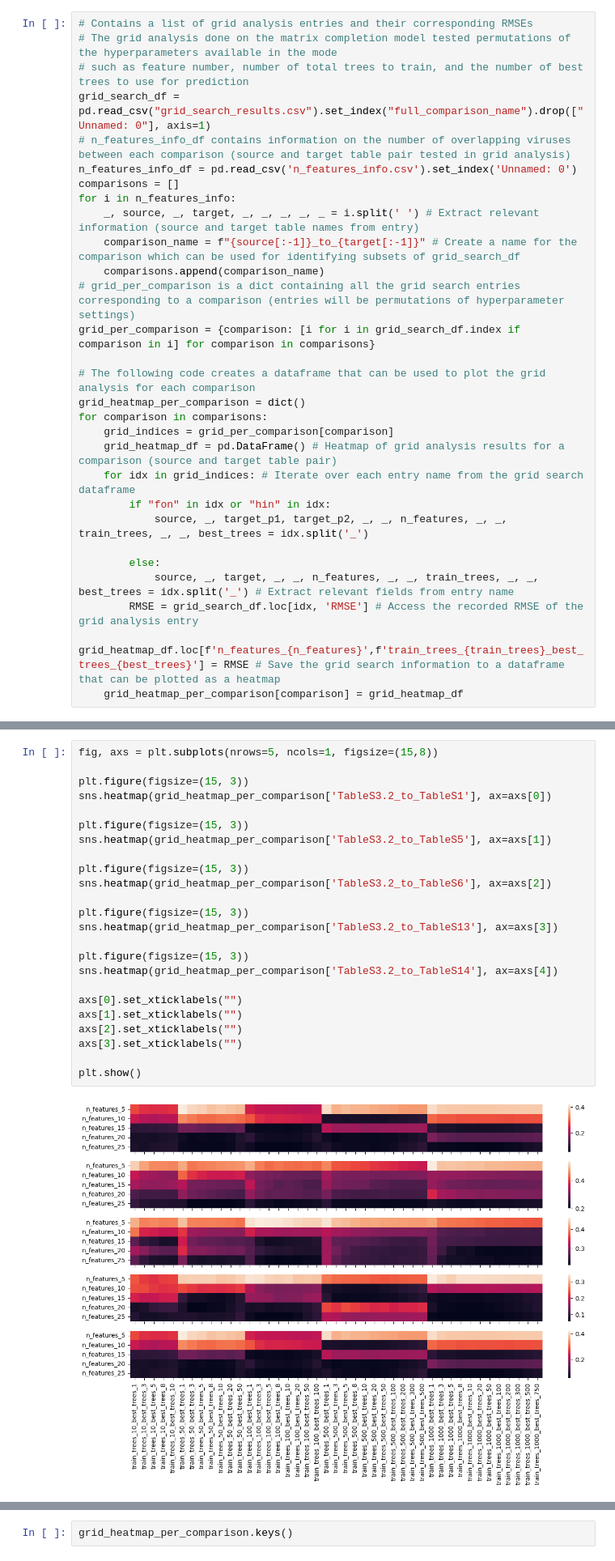
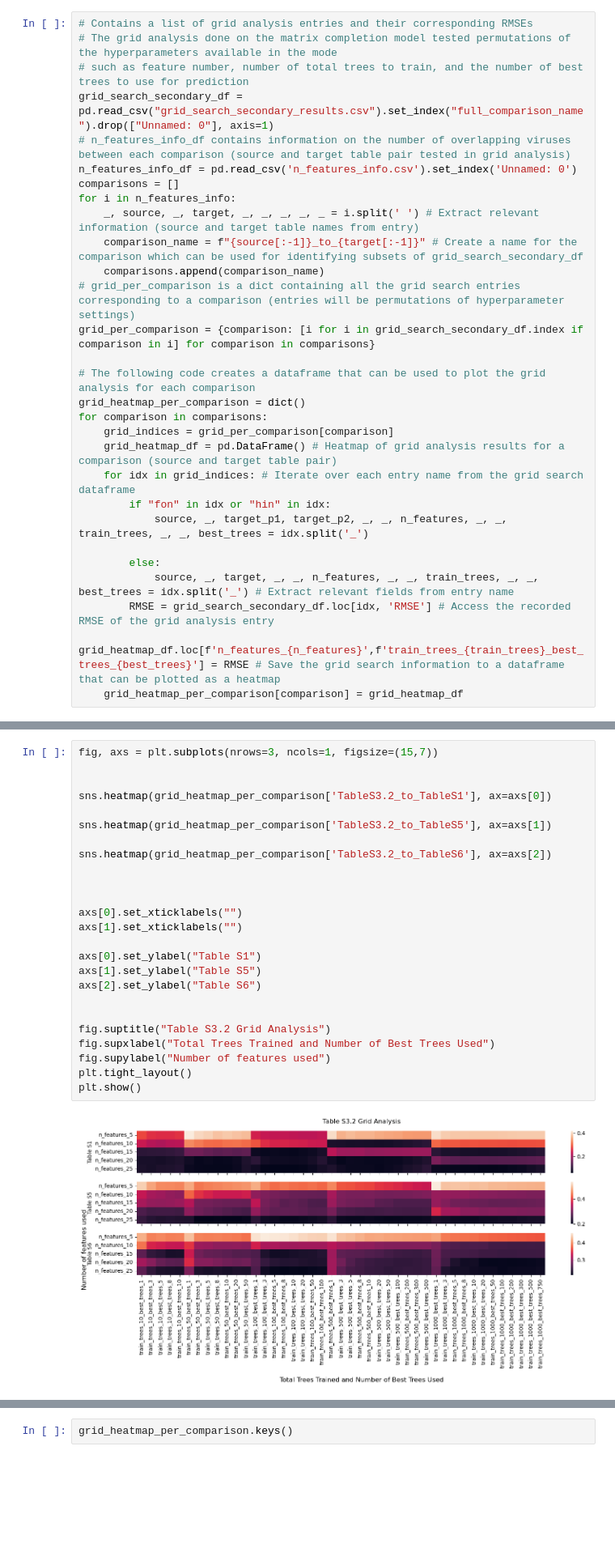
Before and after one commit to nick33333/einav_lab_work, a Jupyter notebook: Nicks_stuff/grid_search_analysis.ipynb, the cells around one changed output, grey strips where cells are left out. Shown at 81% size. Cells and saved outputs as stored; diff of their text form; blank space fills up the shorter version.

```diff
--- a/Nicks_stuff/grid_search_analysis.ipynb
+++ b/Nicks_stuff/grid_search_analysis.ipynb
@@ -28,16 +68,16 @@ os.listdir()
 # Contains a list of grid analysis entries and their corresponding RMSEs
 # The grid analysis done on the matrix completion model tested permutations of the hyperparameters available in the mode
 # such as feature number, number of total trees to train, and the number of best trees to use for prediction
-grid_search_df = pd.read_csv("grid_search_results.csv").set_index("full_comparison_name").drop(["Unnamed: 0"], axis=1)
+grid_search_secondary_df = pd.read_csv("grid_search_secondary_results.csv").set_index("full_comparison_name").drop(["Unnamed: 0"], axis=1)
 # n_features_info_df contains information on the number of overlapping viruses between each comparison (source and target table pair tested in grid analysis)
 n_features_info_df = pd.read_csv('n_features_info.csv').set_index('Unnamed: 0')
 comparisons = []
 for i in n_features_info:
     _, source, _, target, _, _, _, _, _ = i.split(' ') # Extract relevant information (source and target table names from entry)
-    comparison_name = f"{source[:-1]}_to_{target[:-1]}" # Create a name for the comparison which can be used for identifying subsets of grid_search_df
+    comparison_name = f"{source[:-1]}_to_{target[:-1]}" # Create a name for the comparison which can be used for identifying subsets of grid_search_secondary_df
     comparisons.append(comparison_name)
 # grid_per_comparison is a dict containing all the grid search entries corresponding to a comparison (entries will be permutations of hyperparameter settings)
-grid_per_comparison = {comparison: [i for i in grid_search_df.index if comparison in i] for comparison in comparisons}
+grid_per_comparison = {comparison: [i for i in grid_search_secondary_df.index if comparison in i] for comparison in comparisons}
 
 # The following code creates a dataframe that can be used to plot the grid analysis for each comparison
 grid_heatmap_per_comparison = dict()
@@ -50,6 +90,6 @@ for comparison in comparisons:
 
         else:
             source, _, target, _, _, n_features, _, _, train_trees, _, _, best_trees = idx.split('_') # Extract relevant fields from entry name
-        RMSE = grid_search_df.loc[idx, 'RMSE'] # Access the recorded RMSE of the grid analysis entry
+        RMSE = grid_search_secondary_df.loc[idx, 'RMSE'] # Access the recorded RMSE of the grid analysis entry
         grid_heatmap_df.loc[f'n_features_{n_features}',f'train_trees_{train_trees}_best_trees_{best_trees}'] = RMSE # Save the grid search information to a dataframe that can be plotted as a heatmap
     grid_heatmap_per_comparison[comparison] = grid_heatmap_df
@@ -68,26 +96,27 @@ sns.heatmap(grid_heatmap_per_comparison['TableS3.2_to_TableS1'])
 # %%
-fig, axs = plt.subplots(nrows=5, ncols=1, figsize=(15,8))
+fig, axs = plt.subplots(nrows=3, ncols=1, figsize=(15,7))
 
-plt.figure(figsize=(15, 3))
+
 sns.heatmap(grid_heatmap_per_comparison['TableS3.2_to_TableS1'], ax=axs[0])
 
-plt.figure(figsize=(15, 3))
 sns.heatmap(grid_heatmap_per_comparison['TableS3.2_to_TableS5'], ax=axs[1])
 
-plt.figure(figsize=(15, 3))
 sns.heatmap(grid_heatmap_per_comparison['TableS3.2_to_TableS6'], ax=axs[2])
 
-plt.figure(figsize=(15, 3))
-sns.heatmap(grid_heatmap_per_comparison['TableS3.2_to_TableS13'], ax=axs[3])
 
-plt.figure(figsize=(15, 3))
-sns.heatmap(grid_heatmap_per_comparison['TableS3.2_to_TableS14'], ax=axs[4])
 
 axs[0].set_xticklabels("")
 axs[1].set_xticklabels("")
-axs[2].set_xticklabels("")
-axs[3].set_xticklabels("")
 
+axs[0].set_ylabel("Table S1")
+axs[1].set_ylabel("Table S5")
+axs[2].set_ylabel("Table S6")
+
+
+fig.suptitle("Table S3.2 Grid Analysis")
+fig.supxlabel("Total Trees Trained and Number of Best Trees Used")
+fig.supylabel("Number of features used")
+plt.tight_layout()
 plt.show()
 # %% [output]
-[figure, old version]
+[figure, new version]
```
Also changed, not shown: parts of 13 cells of this notebook, 24 other files.
